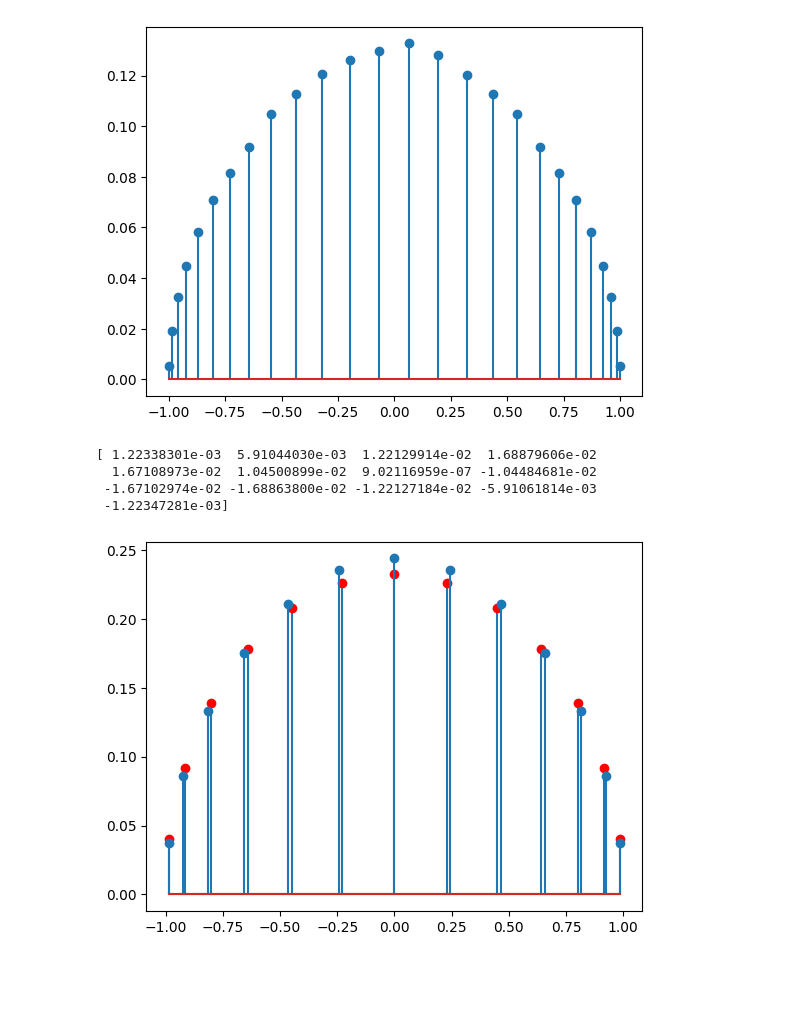
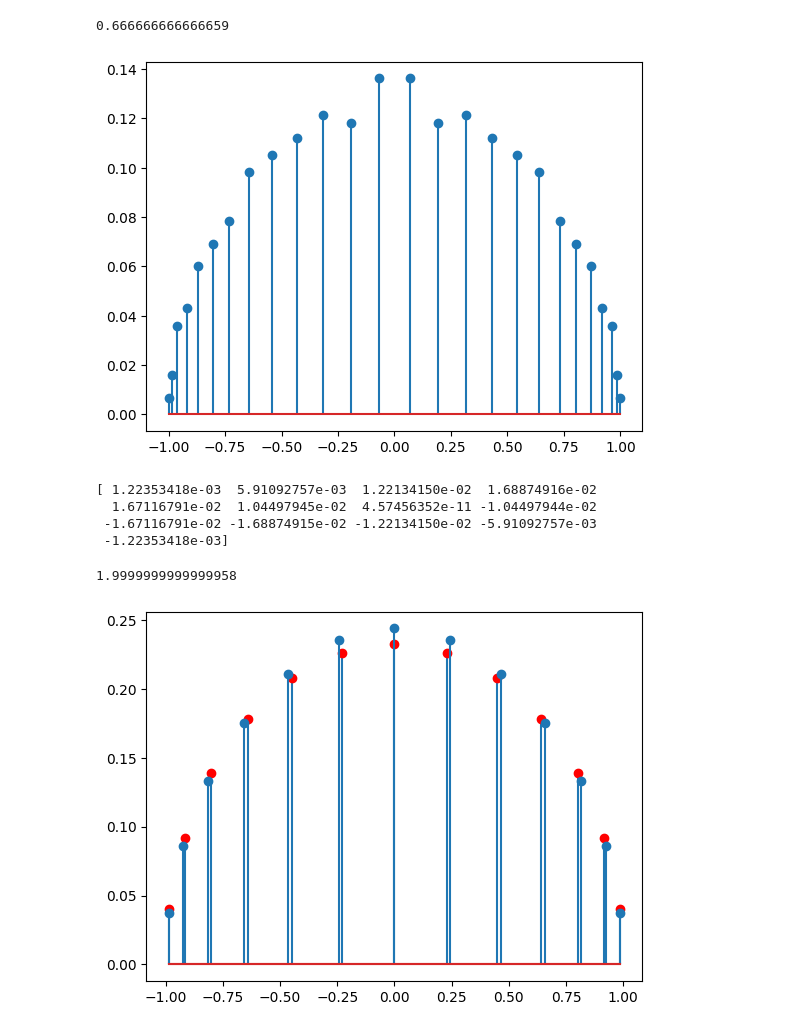
Before and after one commit to jakobtkn/ggqpy, a Jupyter notebook: ex_gl.ipynb, the cells around one changed output. Drawn from its saved outputs; the diff is of its cells as text; code cells hidden in the pictures; blank space fills up the shorter version.

```diff
--- a/ex_gl.ipynb
+++ b/ex_gl.ipynb
@@ -26,18 +26,21 @@ x = Symbol("x")
 F = FunctionFamily(I, [1 + 1e-100*x] + [x**k for k in range(1,30)])
 ex_f, ex_f_expr = F.generate_example_function()
 # %%
-number_of_points = 500
+number_of_points = 100
 disc = Discretizer(eps_disc, min_length=1e-4, interpolation_degree=number_of_points)
 x_disc, w_disc, endpoints, intervals = disc.adaptive_discretization(F)
 # %%
-U_disc, A, rank, u_list = compress_sequence_of_functions(F, x_disc, w_disc, eps_comp, number_of_points, intervals)
+U_disc, rank = compress_sequence_of_functions(F.functions,(x_disc,), w_disc, eps_comp)
+u_list = interp_legendre(U_disc, number_of_points, intervals)
 # %%
-x_cheb,w_cheb,idx_cheb = construct_Chevyshev_quadratures(x_disc,w_disc,U_disc)
+(x_cheb,),w_cheb = construct_Chevyshev_quadratures((x_disc,),w_disc,U_disc)
 plt.stem(x_cheb,w_cheb)
 
 x_gl,w_gl = np.polynomial.legendre.leggauss(10)
 # plt.stem(x_gl,w_gl,markerfmt="r")
+x_cheb**2@w_cheb
 # %% [output]
+0.666666666666659
-[figure, old version]
+[figure, new version]
 # %%
 r = U_disc.T@w_disc
@@ -50,9 +53,11 @@ x_gl,w_gl = np.polynomial.legendre.leggauss(len(x))
 plt.stem(x_gl,w_gl,markerfmt="r")
 plt.stem(x,w)
 print(x_gl-sorted(x))
+w.sum()
 # %% [output]
-[ 1.22338301e-03  5.91044030e-03  1.22129914e-02  1.68879606e-02
-  1.67108973e-02  1.04500899e-02  9.02116959e-07 -1.04484681e-02
- -1.67102974e-02 -1.68863800e-02 -1.22127184e-02 -5.91061814e-03
- -1.22347281e-03]
+[ 1.22353418e-03  5.91092757e-03  1.22134150e-02  1.68874916e-02
+  1.67116791e-02  1.04497945e-02  4.57456352e-11 -1.04497944e-02
+ -1.67116791e-02 -1.68874915e-02 -1.22134150e-02 -5.91092757e-03
+ -1.22353418e-03]
+1.9999999999999958
 [figure]
```
Also changed, not shown: parts of 2 cells of this notebook, 10 other files.
